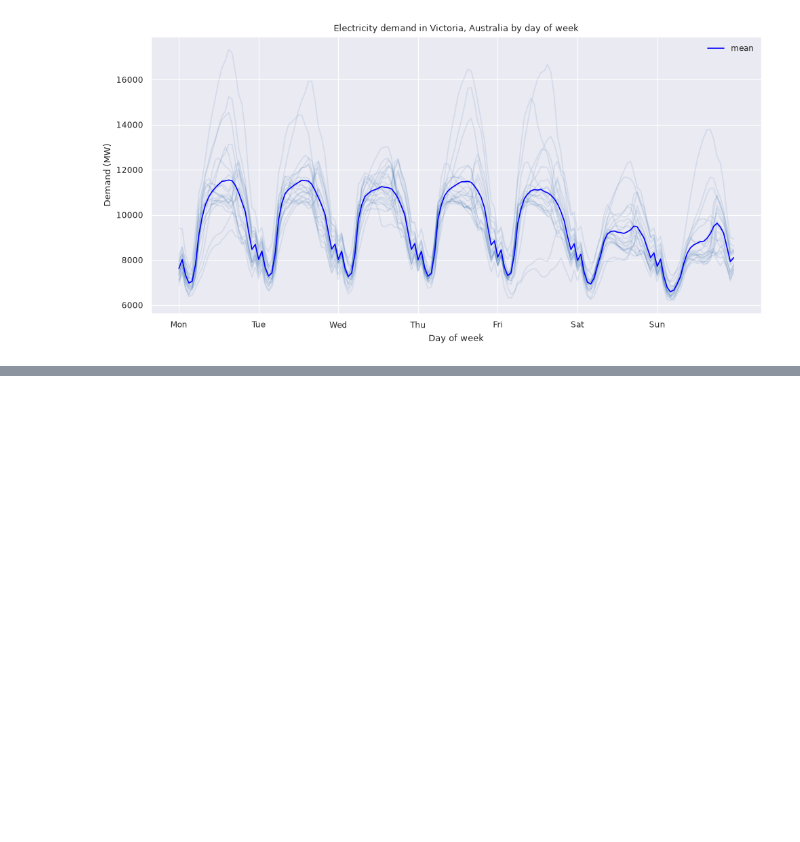
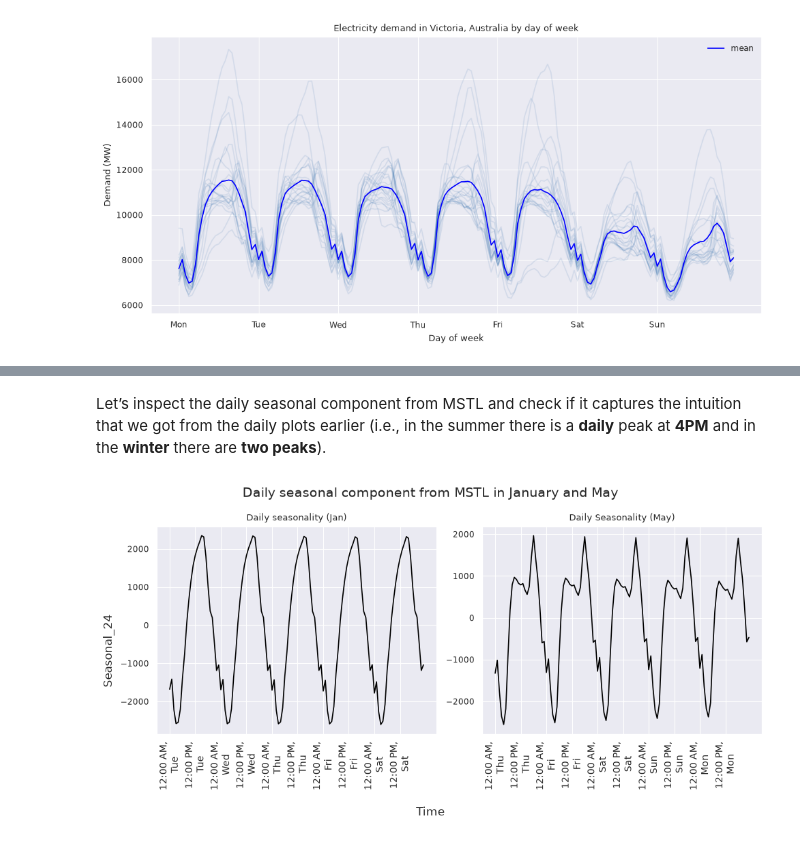
Before and after one commit to JayitaCh/Time-Series-Analysis, a Jupyter notebook: Ch4_1TimeSeriesDecomposition.ipynb, the cells around one changed output, grey strips where cells are left out. Saved outputs shown, nothing was run; the diff lists cells and outputs as text; code cells hidden in the pictures; blank space fills up the shorter version.

```diff
--- a/Ch4_1TimeSeriesDecomposition.ipynb
+++ b/Ch4_1TimeSeriesDecomposition.ipynb
@@ -542,0 +563,42 @@ KeyboardInterrupt:
+# %% [markdown]
+Let’s inspect the daily seasonal component from MSTL and check if it captures the intuition that we got from the daily plots earlier (i.e., in the summer there is a **daily** peak at **4PM** and in the **winter** there are **two peaks**).
+# %%
+fig, ax = plt.subplots(ncols=2, figsize=[10, 5])
+ax = ax.flatten()
+
+tick_positions = range(0, 24 * 5, 12)
+
+# Plot daily seasonality in January for first 5 days
+mstl_dcmp["seasonal_24"].iloc[: 24 * 5].plot(
+    ax=ax[0], label="daily seasonality (Jan)")
+
+ax[0].set_ylabel(None)
+ax[0].set_xlabel(None)
+ax[0].set_title("Daily seasonality (Jan)")
+
+tick_labels = mstl_dcmp['ds'].iloc[tick_positions].dt.strftime('%I:%M %p,\n %a')
+ax[0].set_xticks(tick_positions)
+ax[0].set_xticklabels(tick_labels,rotation=90,fontsize=10)
+
+# Plot daily seasonality in May for first 5 days
+mask = mstl_dcmp['ds'].dt.month == 5
+mstl_dcmp[mask]["seasonal_24"].iloc[: 24 * 5].plot(
+    ax=ax[1], label="daily seasonality (May)")
+
+ax[1].set_ylabel(None)
+ax[1].set_xlabel(None)
+ax[1].set_title("Daily Seasonality (May)")
+
+tick_positions = range(2904, 2904+24 * 5, 12)
+tick_labels = mstl_dcmp[mask]['ds'].iloc[range(0, 24 * 5, 12)].dt.strftime('%I:%M %p,\n %a')
+ax[1].set_xticks(tick_positions)
+ax[1].set_xticklabels(tick_labels,rotation=90,fontsize=10)
+
+# Figure labels
+fig.suptitle("Daily seasonal component from MSTL in January and May", fontsize=14)
+fig.supxlabel("Time", ha="center", fontsize=12)
+fig.supylabel("Seasonal_24", va="center", fontsize=12)
+
+plt.tight_layout()
+# %% [output]
+[figure, added]
```
Also changed, not shown: parts of 14 cells of this notebook.
